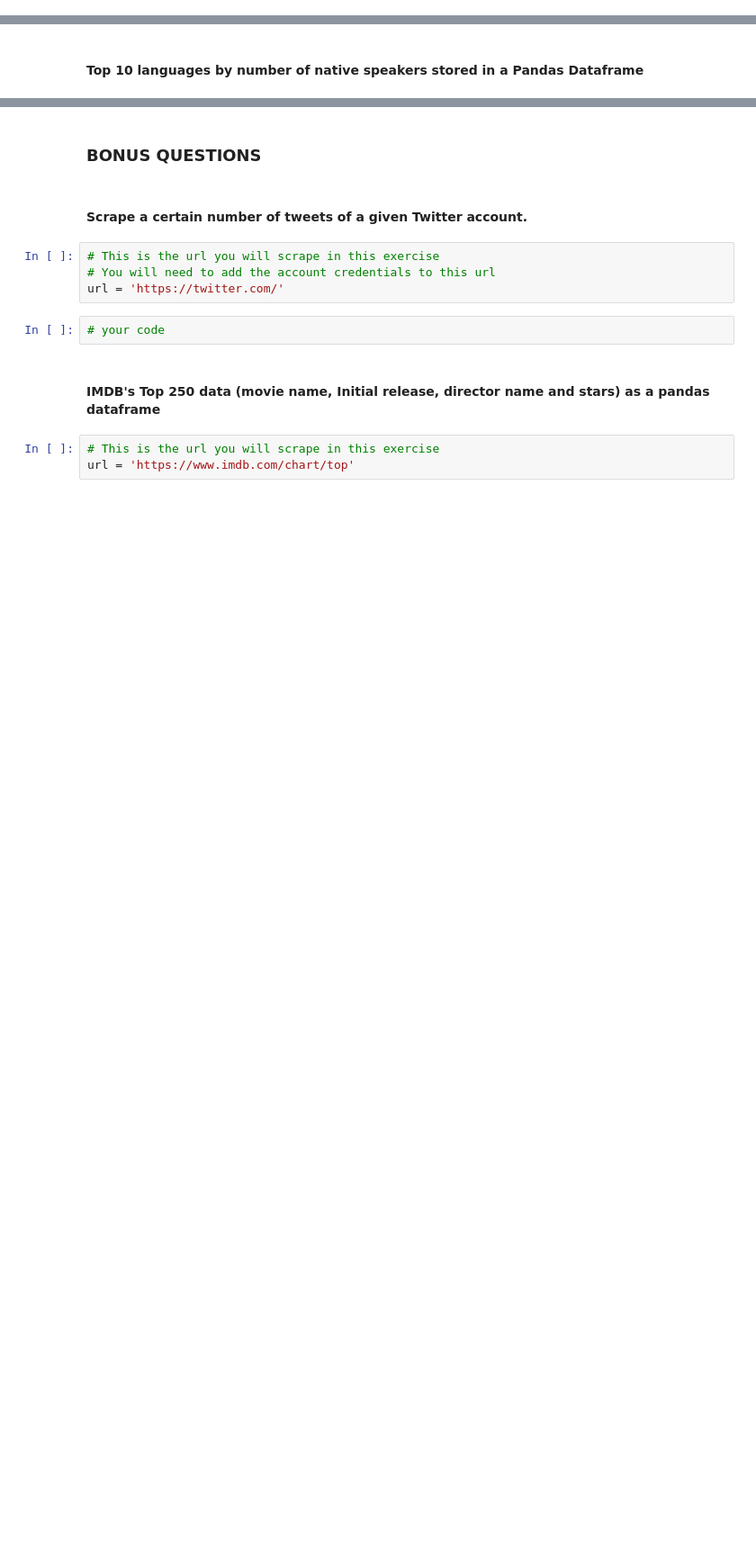
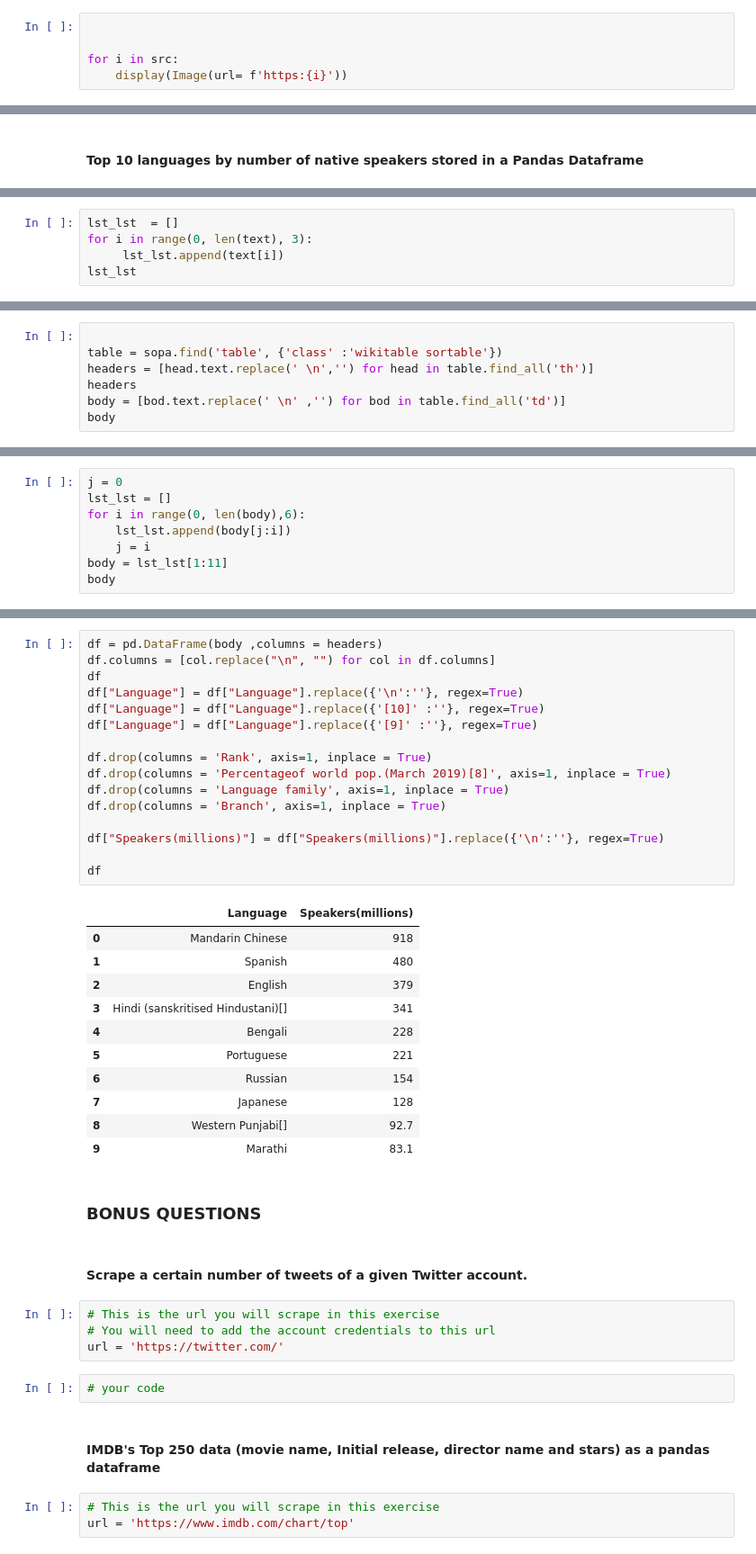
Before and after one commit to Os-f-dev/datamex_012021, a Jupyter notebook: module-1/lab-web-scraping/your-code/main.ipynb, the cells around one changed output, grey strips where cells are left out. Shown: that part at 90% size. Cells and saved outputs as stored; diff of their text form; blank space fills up the shorter version.

```diff
--- a/module-1/lab-web-scraping/your-code/main.ipynb
+++ b/module-1/lab-web-scraping/your-code/main.ipynb
@@ -278,2 +358,7 @@ u
 # %% [raw]
 #### Retrieve an arbitary Wikipedia page of "Python" and create a list of links on that page
+# %%
+
+
+for i in src:
+    display(Image(url= f'https:{i}'))
@@ -355,0 +695,5 @@ url = 'https://en.wikipedia.org/wiki/List_of_languages_by_number_of_native_speak
+# %%
+lst_lst  = []
+for i in range(0, len(text), 3):
+     lst_lst.append(text[i])
+lst_lst
@@ -355,0 +763,7 @@ url = 'https://en.wikipedia.org/wiki/List_of_languages_by_number_of_native_speak
+# %%
+
+table = sopa.find('table', {'class' :'wikitable sortable'})
+headers = [head.text.replace(' \n','') for head in table.find_all('th')]
+headers
+body = [bod.text.replace(' \n' ,'') for bod in table.find_all('td')]
+body
@@ -355,0 +788,8 @@ url = 'https://en.wikipedia.org/wiki/List_of_languages_by_number_of_native_speak
+# %%
+j = 0
+lst_lst = []
+for i in range(0, len(body),6):
+    lst_lst.append(body[j:i])
+    j = i
+body = lst_lst[1:11]
+body
@@ -356,3 +814,31 @@ url = 'https://en.wikipedia.org/wiki/List_of_languages_by_number_of_native_speak
+# %%
+df = pd.DataFrame(body ,columns = headers)
+df.columns = [col.replace("\n", "") for col in df.columns]
+df
+df["Language"] = df["Language"].replace({'\n':''}, regex=True)
+df["Language"] = df["Language"].replace({'[10]' :''}, regex=True)
+df["Language"] = df["Language"].replace({'[9]' :''}, regex=True)
+
+df.drop(columns = 'Rank', axis=1, inplace = True)
+df.drop(columns = 'Percentageof world pop.(March 2019)[8]', axis=1, inplace = True)
+df.drop(columns = 'Language family', axis=1, inplace = True)
+df.drop(columns = 'Branch', axis=1, inplace = True)
+
+df["Speakers(millions)"] = df["Speakers(millions)"].replace({'\n':''}, regex=True)
+
+df
+# %% [output]
+|  | Language | Speakers(millions) |
+| 0 | Mandarin Chinese | 918 |
+| 1 | Spanish | 480 |
+| 2 | English | 379 |
+| 3 | Hindi (sanskritised Hindustani)[] | 341 |
+| 4 | Bengali | 228 |
+| 5 | Portuguese | 221 |
+| 6 | Russian | 154 |
+| 7 | Japanese | 128 |
+| 8 | Western Punjabi[] | 92.7 |
+| 9 | Marathi | 83.1 |
 # %% [markdown]
 ### BONUS QUESTIONS
 # %% [markdown]
```
Also changed, not shown: parts of 37 cells of this notebook, 2 other files.
